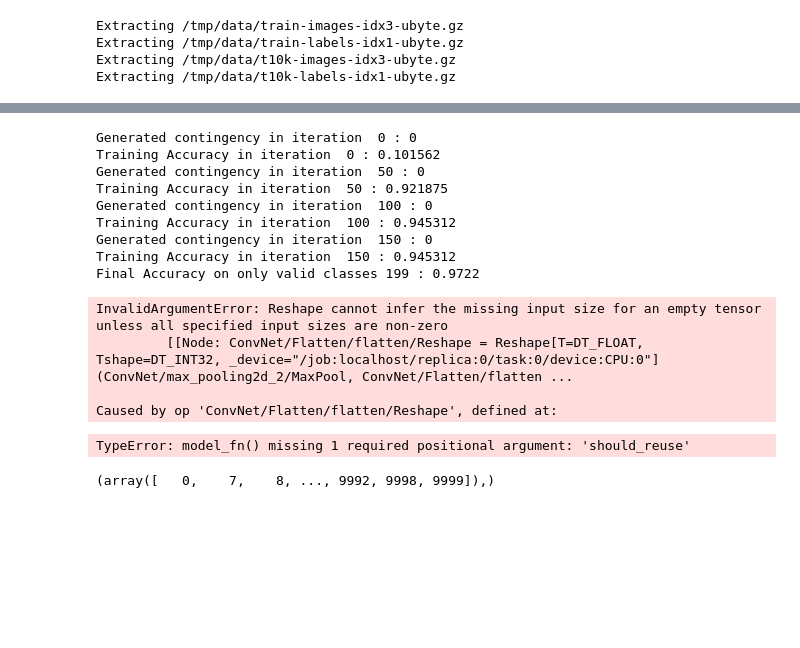
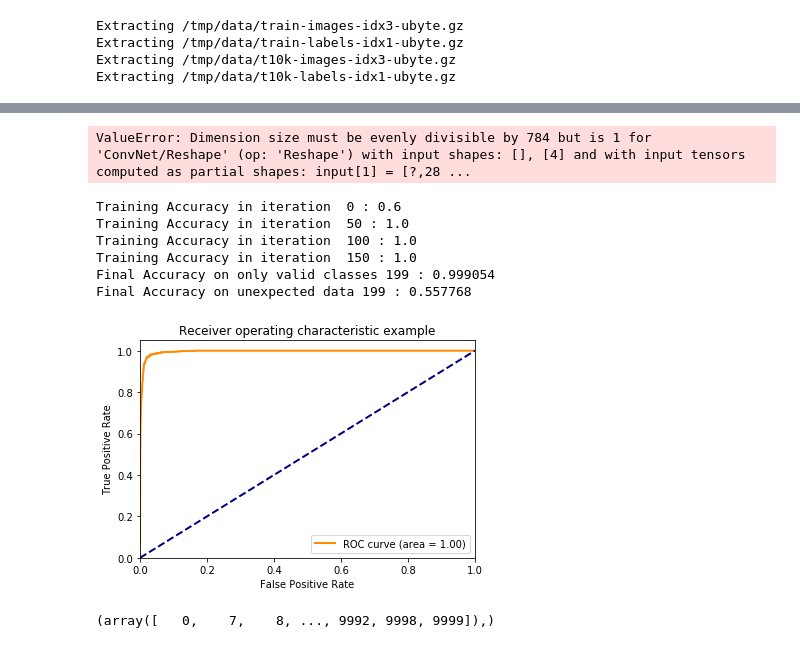
Before and after one commit to LeanderK/Contingency, a Jupyter notebook: Playground.ipynb, the cells around one changed output, grey strips where cells are left out. Drawn from its saved outputs; the diff is of its cells as text; code cells hidden in the pictures; blank space fills up the shorter version.

```diff
--- a/Playground.ipynb
+++ b/Playground.ipynb
@@ -47,30 +47,24 @@ Final Accuracy on unexpected data 199 : 0.585796
 [figure]
 # %%
 tf.reset_default_graph()
-mnistCont = mnist.MNistContingency(learning_rate, num_steps, batch_size, num_classes, num_adversarial)
-(fpr, tpr, roc_auc, pred) = mnistCont.run(mnistCont.withoutContingency)
+mnistCont = mnist.MNistContingency(learning_rate, num_adversarial, num_adversarial_train, num_classes)
+(fpr, tpr, roc_auc, pred) = mnist.run(mnistCont.withoutContingency, learning_rate, mnistCont, batch_size, num_steps)
 plot_roc(0, fpr, tpr, roc_auc)
 # %% [output]
-Generated contingency in iteration  0 : 0
-Training Accuracy in iteration  0 : 0.101562
-Generated contingency in iteration  50 : 0
-Training Accuracy in iteration  50 : 0.921875
-Generated contingency in iteration  100 : 0
-Training Accuracy in iteration  100 : 0.945312
-Generated contingency in iteration  150 : 0
-Training Accuracy in iteration  150 : 0.945312
-Final Accuracy on only valid classes 199 : 0.9722
+ValueError: Dimension size must be evenly divisible by 784 but is 1 for 'ConvNet/Reshape' (op: 'Reshape') with input shapes: [], [4] and with input tensors computed as partial shapes: input[1] = [?,28 ...
-InvalidArgumentError: Reshape cannot infer the missing input size for an empty tensor unless all specified input sizes are non-zero
-         [[Node: ConvNet/Flatten/flatten/Reshape = Reshape[T=DT_FLOAT, Tshape=DT_INT32, _device="/job:localhost/replica:0/task:0/device:CPU:0"](ConvNet/max_pooling2d_2/MaxPool, ConvNet/Flatten/flatten ...
-
-Caused by op 'ConvNet/Flatten/flatten/Reshape', defined at:
 # %%
 tf.reset_default_graph()
-mnistCont = mnist.MNistContingency(learning_rate, num_steps, batch_size, num_classes, num_adversarial)
-(fpr, tpr, roc_auc, pred) = mnistCont.run(mnistCont.withRandomContingency)
+mnistCont = mnist.MNistContingency(learning_rate, num_adversarial, num_adversarial_train, num_classes)
+(fpr, tpr, roc_auc, pred) = mnist.run(mnistCont.withRandomContingency, learning_rate, mnistCont, batch_size, num_steps)
 plot_roc(0, fpr, tpr, roc_auc)
 # %% [output]
-TypeError: model_fn() missing 1 required positional argument: 'should_reuse'
+Training Accuracy in iteration  0 : 0.6
+Training Accuracy in iteration  50 : 1.0
+Training Accuracy in iteration  100 : 1.0
+Training Accuracy in iteration  150 : 1.0
+Final Accuracy on only valid classes 199 : 0.999054
+Final Accuracy on unexpected data 199 : 0.557768
+[figure, added]
 # %%
 np.where(mnist.test.labels >= num_classes)
 # %% [output]
```
Also changed, not shown: parts of 1 cell of this notebook, 1 other file.
